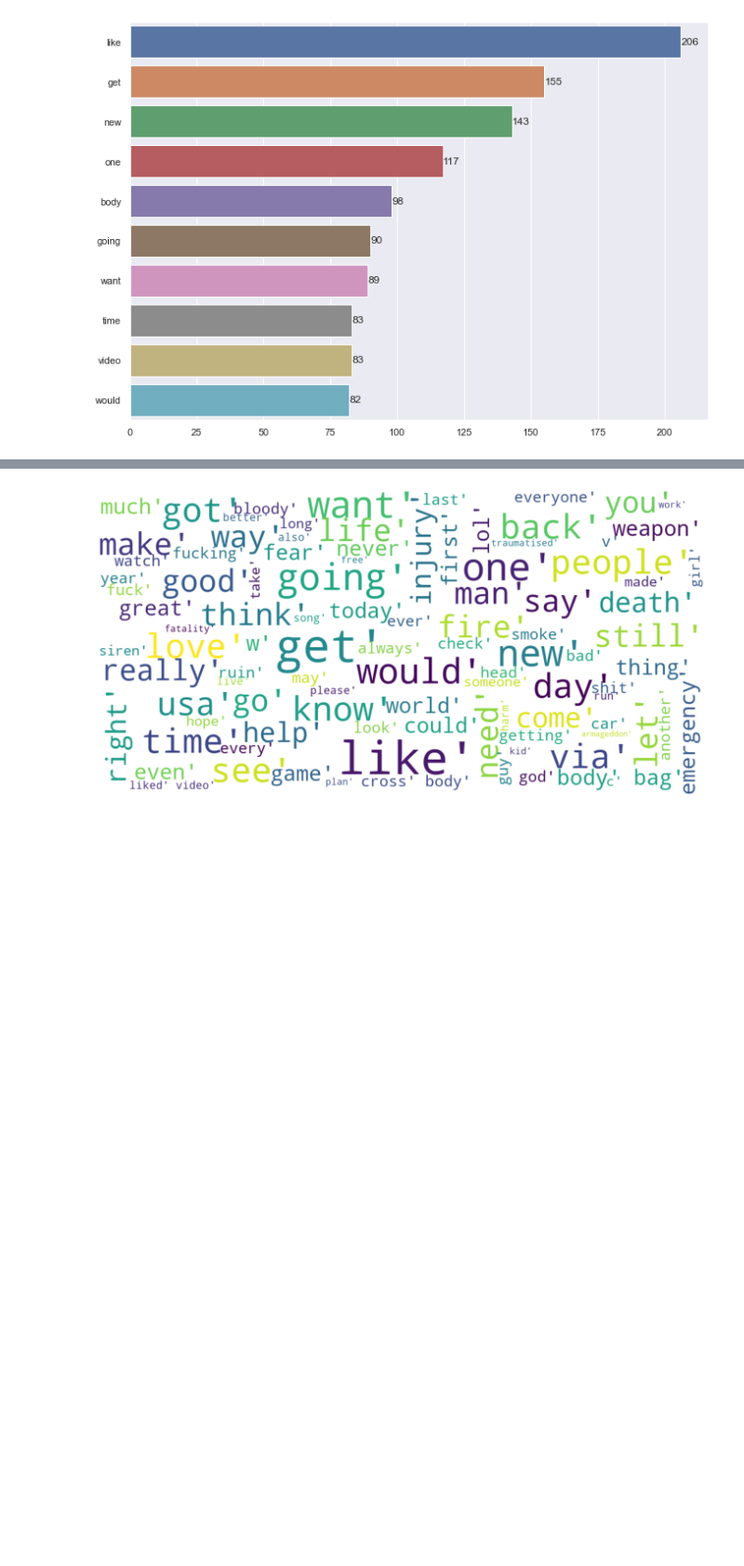
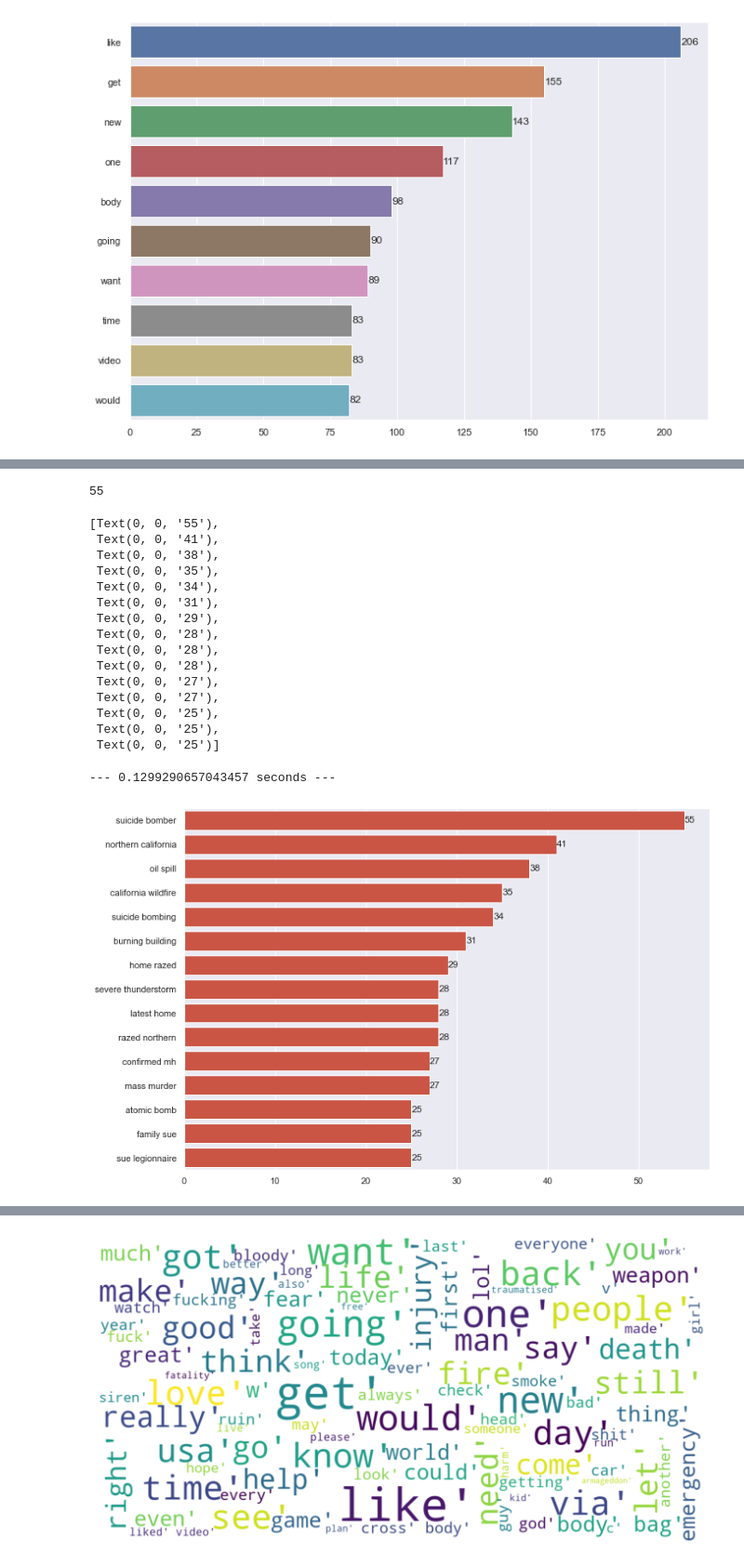
Before and after one commit to Nicole-Hong/LHL_Final_Project_NLP, a Jupyter notebook: src/nlp_disaster_preprocessing_EDA.ipynb, the cells around one changed output, grey strips where cells are left out. Shown at 93% size. Drawn from its saved outputs; the diff is of its cells as text; code cells hidden in the pictures; blank space fills up the shorter version.

Commit message:
EDA update: n_grams (bi- & tri-) & visualizations

```diff
--- a/src/nlp_disaster_preprocessing_EDA.ipynb
+++ b/src/nlp_disaster_preprocessing_EDA.ipynb
@@ -2214,0 +2268,11 @@ print(f"\n\n--- {(time.time() - start_time)} seconds ---")
+# %%
+# start time to measure the time of the program execution - disaster tweets
+start_time = time.time()
+
+#n2_bigram
+disaster_df = rtrain_df[rtrain_df['target'] == 1]
+n2_bigrams_d = get_top_n_gram(disaster_df['text_preprocessed_2nd'], (2,2), 50)
+n2_bigrams_d
+
+# print the overall program runtime.
+print(f"\n\n--- {(time.time() - start_time)} seconds ---")
@@ -2214,0 +2298,53 @@ print(f"\n\n--- {(time.time() - start_time)} seconds ---")
+# %%
+n2_bigrams_d[0][1]
+# %% [output]
+55
+# %%
+# Visualize - disaster tweets
+
+# start time to measure the time of the program execution - disaster tweets
+start_time = time.time()
+
+#n2_bigram
+#bigrams_d = []
+#bi_values_d = []
+#for item in n2_bigrams_d:
+#    bigrams_d.append(item[0])
+#    bi_values_d.append(item[1])
+
+#bi_grams_d_df = pd.DataFrame({'bi_grams': bigrams_d, 'values': bi_values_d})
+#bi_grams_d_df
+
+# bar plot
+xd, yd= [], []
+for word,count in n2_bigrams_d[:15]:
+    xd.append(word)
+    yd.append(count)
+
+cmap_redd = plt.cm.get_cmap('OrRd')
+redd = cmap_redd(0.7)
+
+sns.set(rc={'figure.figsize':(11.7,8.27)})
+ax = sns.barplot(x=yd,y=xd, color=redd)
+ax.bar_label(ax.containers[0])
+
+# print the overall program runtime.
+print(f"\n\n--- {(time.time() - start_time)} seconds ---")
+# %% [output]
+[Text(0, 0, '55'),
+ Text(0, 0, '41'),
+ Text(0, 0, '38'),
+ Text(0, 0, '35'),
+ Text(0, 0, '34'),
+ Text(0, 0, '31'),
+ Text(0, 0, '29'),
+ Text(0, 0, '28'),
+ Text(0, 0, '28'),
+ Text(0, 0, '28'),
+ Text(0, 0, '27'),
+ Text(0, 0, '27'),
+ Text(0, 0, '25'),
+ Text(0, 0, '25'),
+ Text(0, 0, '25')]
+--- 0.1299290657043457 seconds ---
+[figure, added]
```
Also changed, not shown: parts of 20 cells of this notebook.
